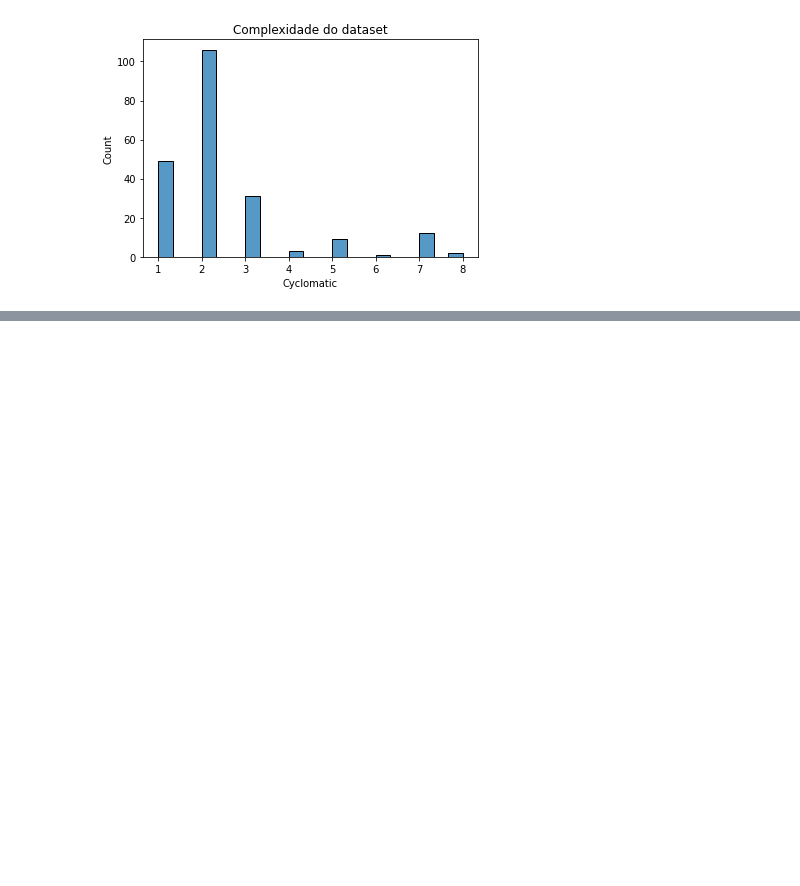
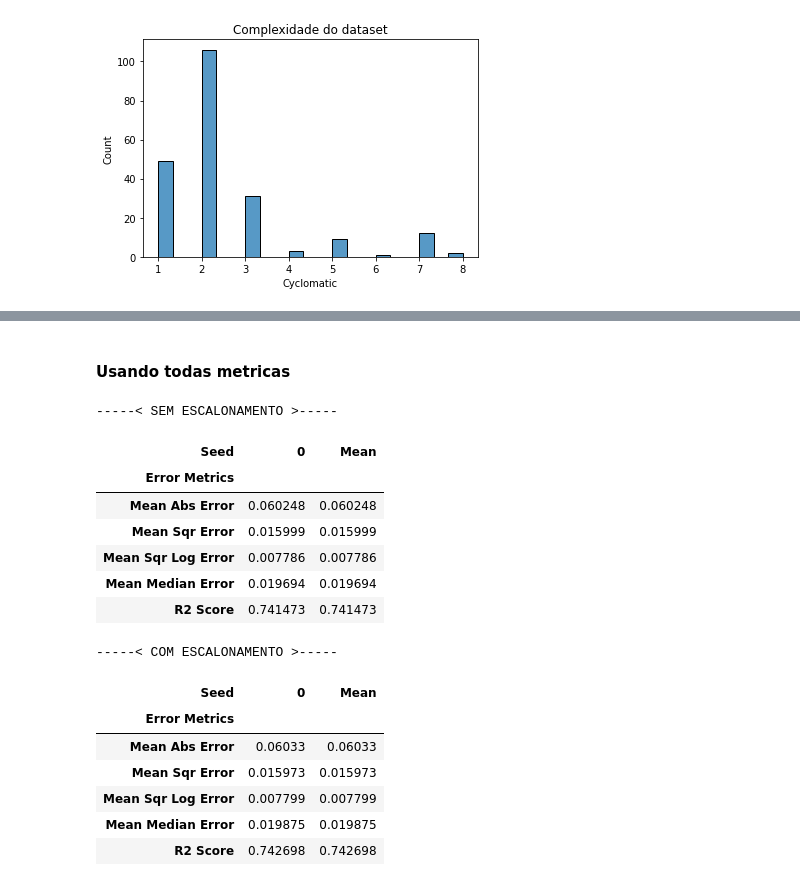
Before and after one commit to keslleylima/PPC-Prediction, a Jupyter notebook: ml-ppc.ipynb, the cells around one changed output, grey strips where cells are left out. Drawn from its saved outputs; the diff is of its cells as text; code cells hidden in the pictures; blank space fills up the shorter version.

```diff
--- a/ml-ppc.ipynb
+++ b/ml-ppc.ipynb
@@ -2637,0 +2753,21 @@ dataset_original[dataset_original['Cyclomatic'] == 1].shape[0]
+# %% [markdown]
+#### Usando todas metricas
+# %%
+evaluate_random_forest(previsores)
+# %% [output]
+-----< SEM ESCALONAMENTO >-----
+| Seed | 0 | Mean |
+| Error Metrics |  |  |
+| Mean Abs Error | 0.060248 | 0.060248 |
+| Mean Sqr Error | 0.015999 | 0.015999 |
+| Mean Sqr Log Error | 0.007786 | 0.007786 |
+| Mean Median Error | 0.019694 | 0.019694 |
+| R2 Score | 0.741473 | 0.741473 |
+-----< COM ESCALONAMENTO >-----
+| Seed | 0 | Mean |
+| Error Metrics |  |  |
+| Mean Abs Error | 0.06033 | 0.06033 |
+| Mean Sqr Error | 0.015973 | 0.015973 |
+| Mean Sqr Log Error | 0.007799 | 0.007799 |
+| Mean Median Error | 0.019875 | 0.019875 |
+| R2 Score | 0.742698 | 0.742698 |
```
Also changed, not shown: parts of 17 cells of this notebook.
